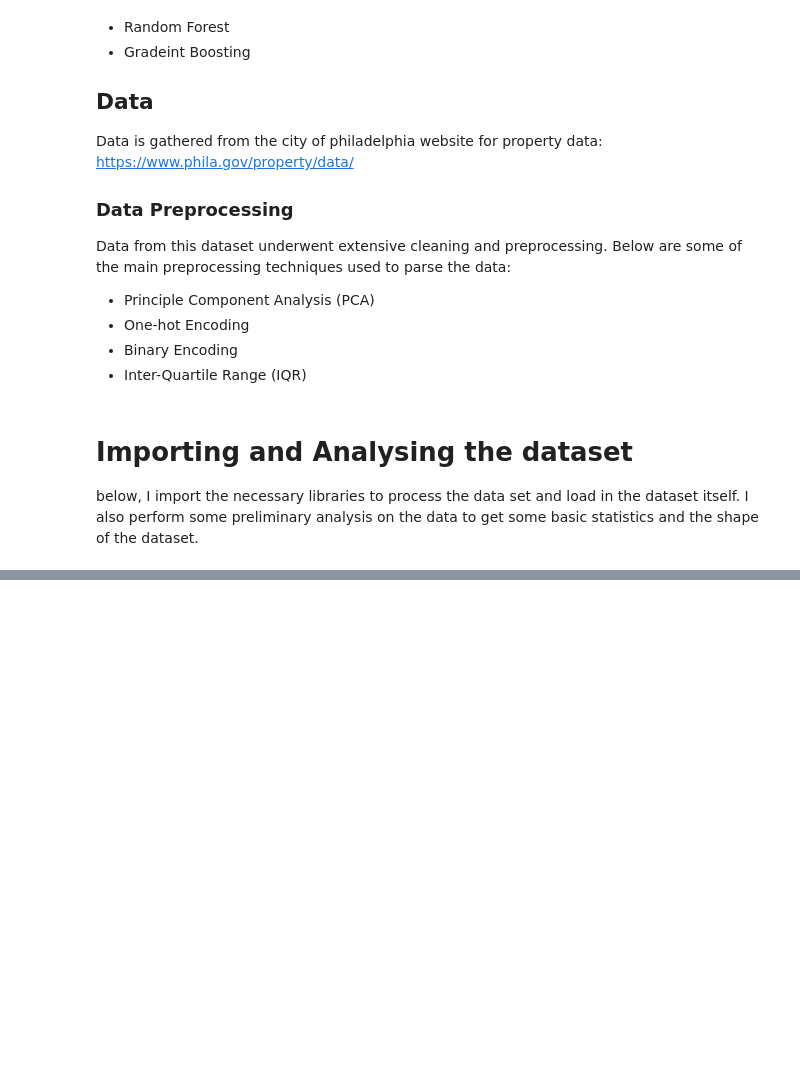
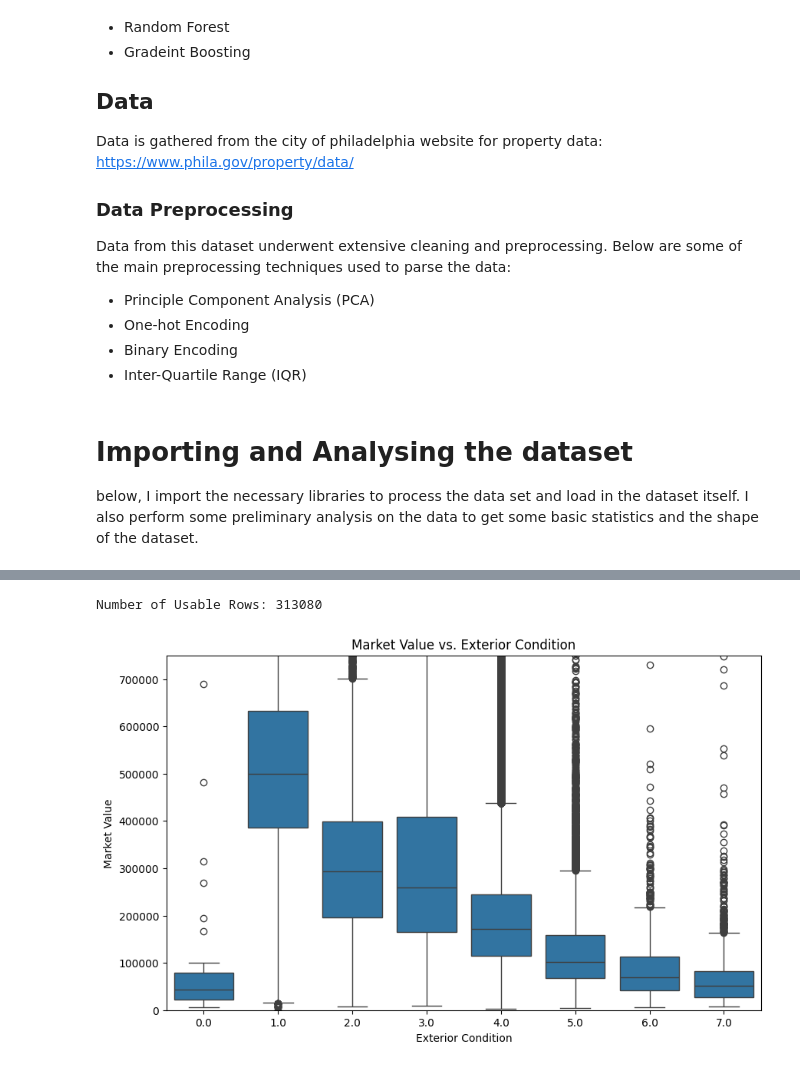
Before and after one commit to afeins19/PhillyHousingPricePredictor, a Jupyter notebook: models.ipynb, the cells around one changed output, grey strips where cells are left out. Saved outputs shown, nothing was run; the diff lists cells and outputs as text; code cells hidden in the pictures; blank space fills up the shorter version.

```diff
--- a/models.ipynb
+++ b/models.ipynb
@@ -52,0 +159,4 @@ Statistics: <bound method NDFrame.describe of
+# %%
+# keeping only single family designated homes
+data = data[data['category_code'] == 1]
+print(len(data)) # 332307 homes remain
@@ -52,0 +168,4 @@ Statistics: <bound method NDFrame.describe of
+# %%
+# dropping all rows with a depth of 0
+data = data.drop(data[data.depth == 0].index)
+print(len(data)) # 305633
@@ -52,0 +193,16 @@ Statistics: <bound method NDFrame.describe of
+# %%
+# getting the number of zipcodes
+zip_codes = data.zip_code.value_counts(dropna=False)
+print(f"Distinct Zip Codes: {len(zip_codes)}") # 47 zipcodes
+print(data['zip_code'].isnull().sum()) # only 7 rows with missing zip codes so we can drop
+
+data = data.dropna(subset=['zip_code'])
+    # formatting the zips
+
+# cutting everything after 5 chars and all strings
+new_zip_values = data['zip_code'].apply(lambda x: f"{int(str(x).strip()[:5]):05d}")
+
+# converting to int and inserting into the zip_code col
+data['zip_code'] = new_zip_values.astype('int64', errors='ignore')
+
+print(f"Type of all zipcodes: {data['zip_code'].dtype}") # verifying this worked
@@ -52,0 +231,18 @@ Statistics: <bound method NDFrame.describe of
+# %%
+print(f"Number of Usable Rows: {len(data)}")
+
+# making the box plot
+plt.figure(figsize=(10, 6))
+sns.boxplot(x='exterior_condition', y='market_value', data=data)
+
+
+# setting the limits so its easier to see the bars
+plt.ylim(0, 750000)
+
+plt.title('Market Value vs. Exterior Condition')
+plt.xlabel('Exterior Condition')
+plt.ylabel('Market Value')
+plt.show()
+# %% [output]
+Number of Usable Rows: 313080
+[figure, added]
```
Also changed, not shown: parts of 44 cells of this notebook, 2 other files.
